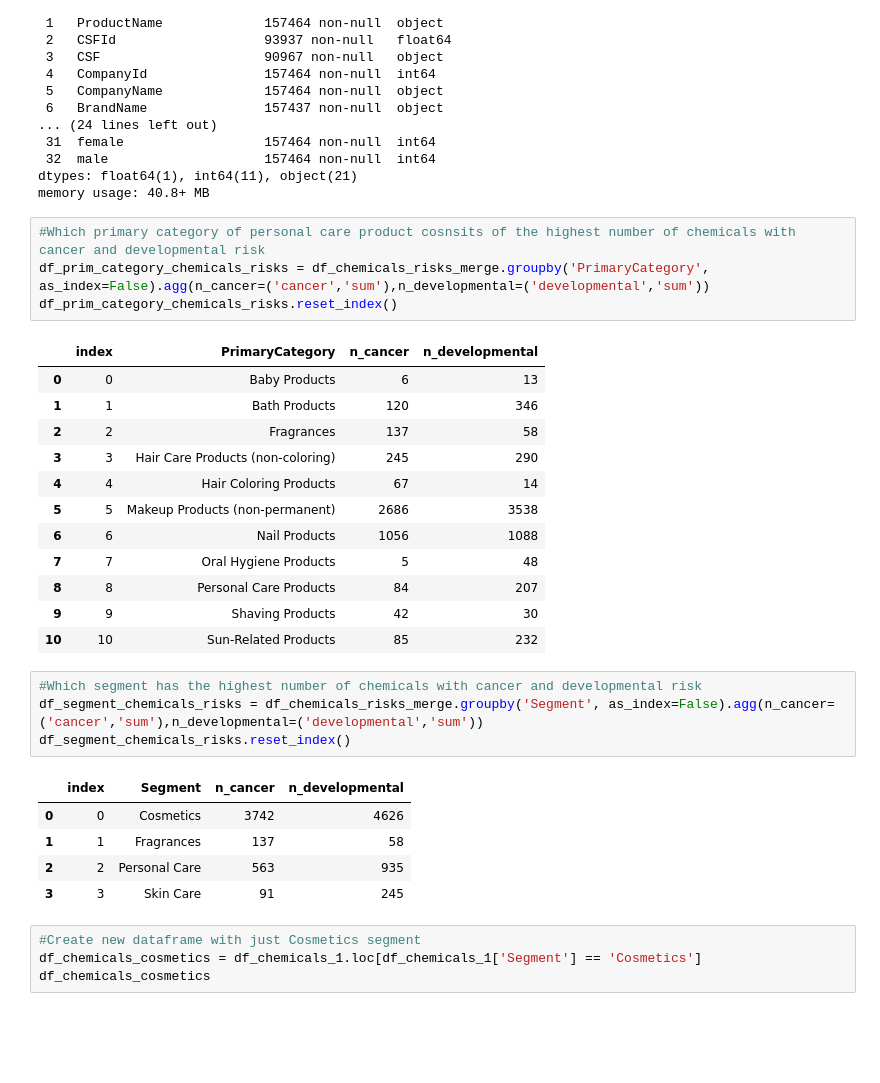
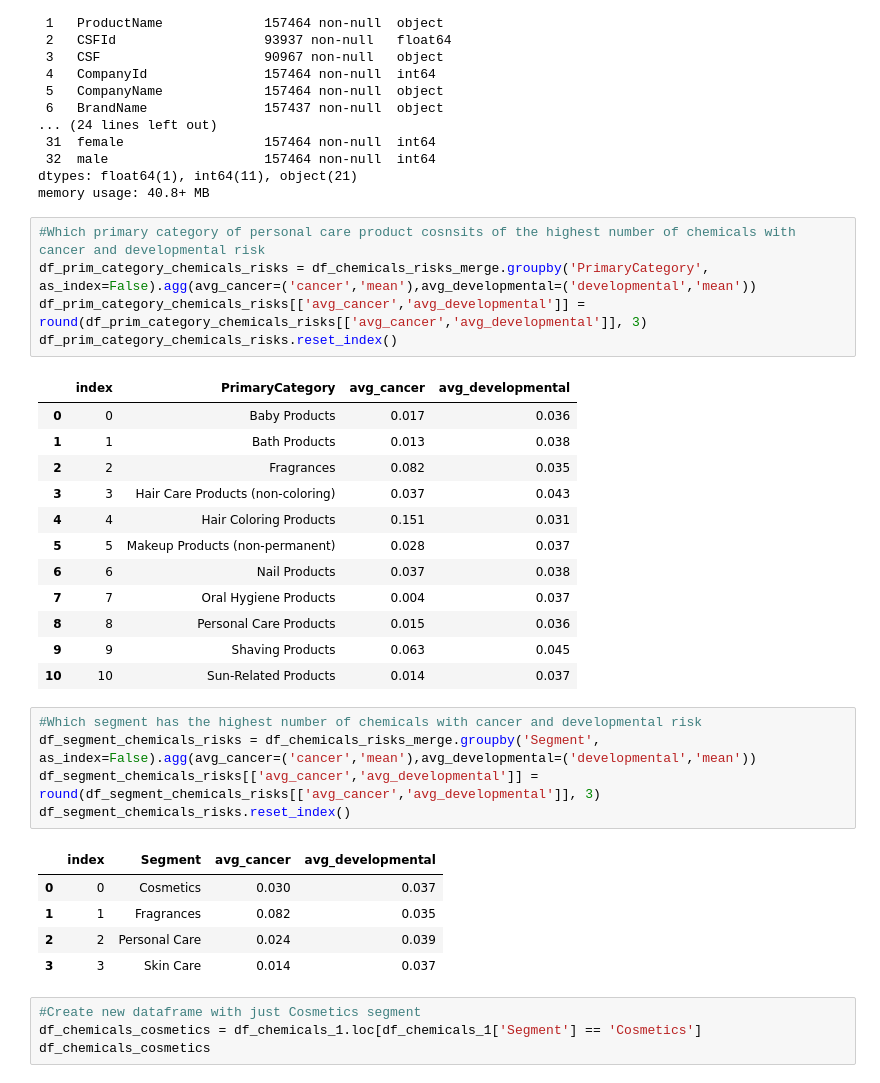
Before and after one commit to envirodatascience/final-project-env617_personalcareproducts, a Jupyter notebook: ENV_617_Final_Project_PersonalCareProducts_pynb.ipynb, the cells around one changed output. Drawn from its saved outputs; the diff is of its cells as text; blank space fills up the shorter version.

```diff
--- a/ENV_617_Final_Project_PersonalCareProducts_pynb.ipynb
+++ b/ENV_617_Final_Project_PersonalCareProducts_pynb.ipynb
@@ -247,31 +245,33 @@ dtypes: float64(1), int64(11), object(21)
 memory usage: 40.8+ MB
 # %%
 #Which primary category of personal care product cosnsits of the highest number of chemicals with cancer and developmental risk
-df_prim_category_chemicals_risks = df_chemicals_risks_merge.groupby('PrimaryCategory', as_index=False).agg(n_cancer=('cancer','sum'),n_developmental=('developmental','sum'))
+df_prim_category_chemicals_risks = df_chemicals_risks_merge.groupby('PrimaryCategory', as_index=False).agg(avg_cancer=('cancer','mean'),avg_developmental=('developmental','mean'))
+df_prim_category_chemicals_risks[['avg_cancer','avg_developmental']] = round(df_prim_category_chemicals_risks[['avg_cancer','avg_developmental']], 3)
 df_prim_category_chemicals_risks.reset_index()
 # %% [output]
-|  | index | PrimaryCategory | n_cancer | n_developmental |
-| 0 | 0 | Baby Products | 6 | 13 |
-| 1 | 1 | Bath Products | 120 | 346 |
-| 2 | 2 | Fragrances | 137 | 58 |
-| 3 | 3 | Hair Care Products (non-coloring) | 245 | 290 |
-| 4 | 4 | Hair Coloring Products | 67 | 14 |
-| 5 | 5 | Makeup Products (non-permanent) | 2686 | 3538 |
-| 6 | 6 | Nail Products | 1056 | 1088 |
-| 7 | 7 | Oral Hygiene Products | 5 | 48 |
-| 8 | 8 | Personal Care Products | 84 | 207 |
-| 9 | 9 | Shaving Products | 42 | 30 |
-| 10 | 10 | Sun-Related Products | 85 | 232 |
+|  | index | PrimaryCategory | avg_cancer | avg_developmental |
+| 0 | 0 | Baby Products | 0.017 | 0.036 |
+| 1 | 1 | Bath Products | 0.013 | 0.038 |
+| 2 | 2 | Fragrances | 0.082 | 0.035 |
+| 3 | 3 | Hair Care Products (non-coloring) | 0.037 | 0.043 |
+| 4 | 4 | Hair Coloring Products | 0.151 | 0.031 |
+| 5 | 5 | Makeup Products (non-permanent) | 0.028 | 0.037 |
+| 6 | 6 | Nail Products | 0.037 | 0.038 |
+| 7 | 7 | Oral Hygiene Products | 0.004 | 0.037 |
+| 8 | 8 | Personal Care Products | 0.015 | 0.036 |
+| 9 | 9 | Shaving Products | 0.063 | 0.045 |
+| 10 | 10 | Sun-Related Products | 0.014 | 0.037 |
 # %%
 #Which segment has the highest number of chemicals with cancer and developmental risk
-df_segment_chemicals_risks = df_chemicals_risks_merge.groupby('Segment', as_index=False).agg(n_cancer=('cancer','sum'),n_developmental=('developmental','sum'))
+df_segment_chemicals_risks = df_chemicals_risks_merge.groupby('Segment', as_index=False).agg(avg_cancer=('cancer','mean'),avg_developmental=('developmental','mean'))
+df_segment_chemicals_risks[['avg_cancer','avg_developmental']] = round(df_segment_chemicals_risks[['avg_cancer','avg_developmental']], 3)
 df_segment_chemicals_risks.reset_index()
 # %% [output]
-|  | index | Segment | n_cancer | n_developmental |
-| 0 | 0 | Cosmetics | 3742 | 4626 |
-| 1 | 1 | Fragrances | 137 | 58 |
-| 2 | 2 | Personal Care | 563 | 935 |
-| 3 | 3 | Skin Care | 91 | 245 |
+|  | index | Segment | avg_cancer | avg_developmental |
+| 0 | 0 | Cosmetics | 0.030 | 0.037 |
+| 1 | 1 | Fragrances | 0.082 | 0.035 |
+| 2 | 2 | Personal Care | 0.024 | 0.039 |
+| 3 | 3 | Skin Care | 0.014 | 0.037 |
 # %%
 #Create new dataframe with just Cosmetics segment
 df_chemicals_cosmetics = df_chemicals_1.loc[df_chemicals_1['Segment'] == 'Cosmetics']
```
Also changed, not shown: parts of 16 cells of this notebook.
